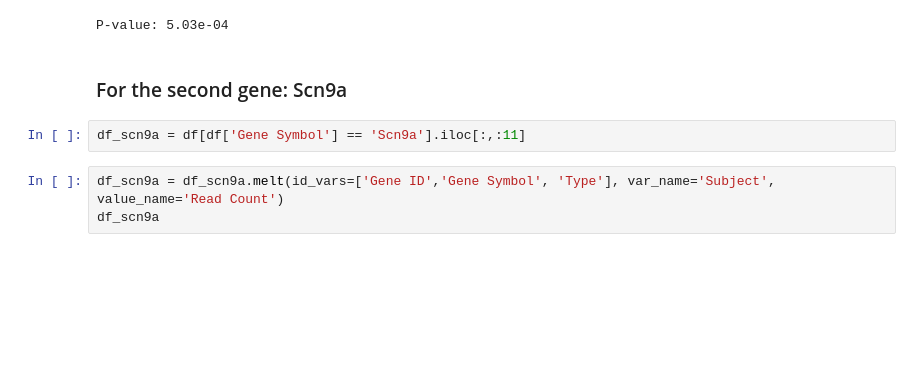
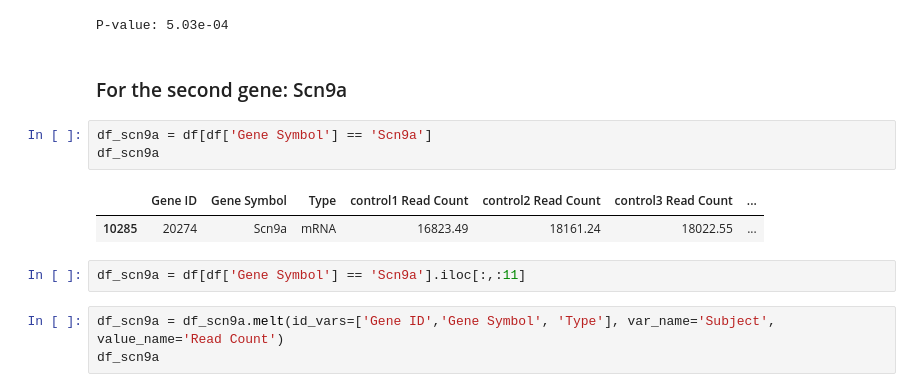
Before and after one commit to Ivan2nn/somatosensory-analysis, a Jupyter notebook: FirstAnalysis.ipynb, the cells around one changed output. Drawn from its saved outputs; the diff is of its cells as text; blank space fills up the shorter version.

```diff
--- a/FirstAnalysis.ipynb
+++ b/FirstAnalysis.ipynb
@@ -100,6 +100,12 @@ print(f'P-value: {ttest_ind(a,b).pvalue:.2e}')
 P-value: 5.03e-04
 # %% [markdown]
 ### For the second gene: Scn9a
+# %%
+df_scn9a = df[df['Gene Symbol'] == 'Scn9a']
+df_scn9a
+# %% [output]
+|  | Gene ID | Gene Symbol | Type | control1 Read Count | control2 Read Count | control3 Read Count | ... |
+| 10285 | 20274 | Scn9a | mRNA | 16823.49 | 18161.24 | 18022.55 | ... |
 # %%
 df_scn9a = df[df['Gene Symbol'] == 'Scn9a'].iloc[:,:11]
 # %%
```
Also changed, not shown: parts of 3 cells of this notebook.
